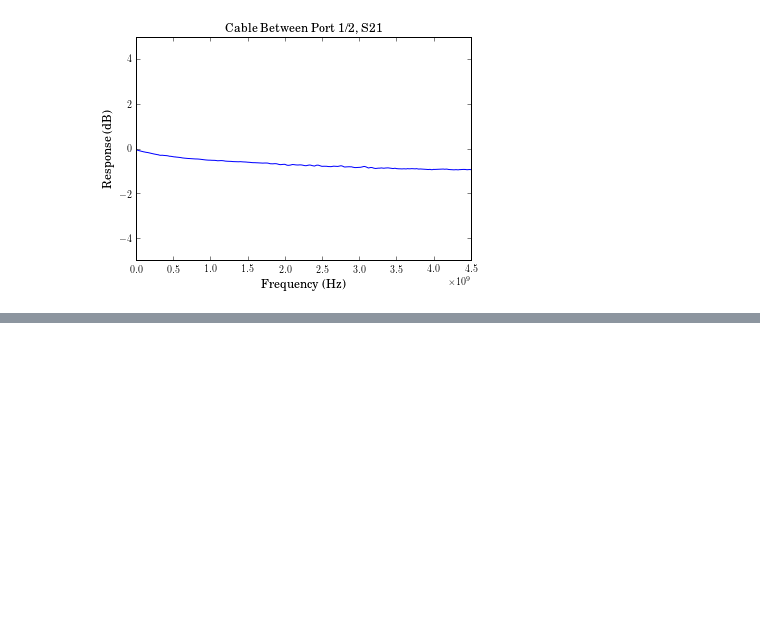
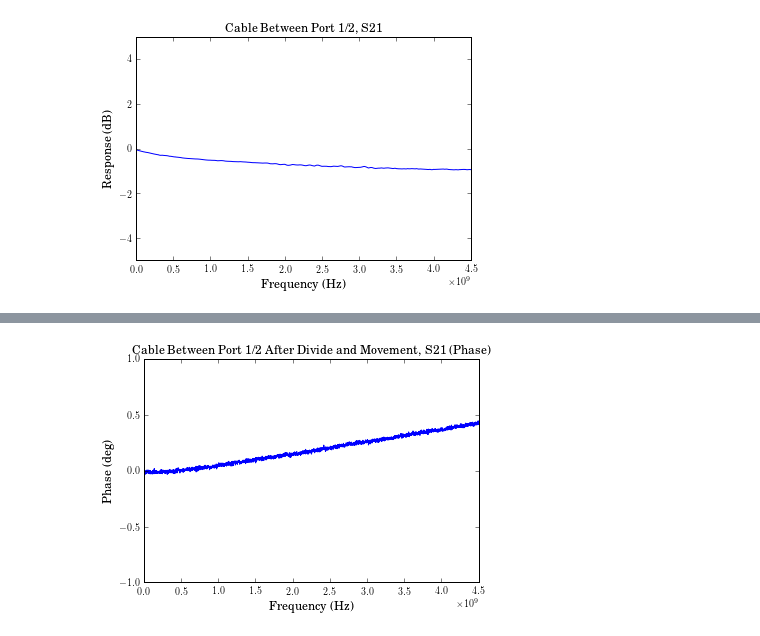
Before and after one commit to vighneshiyer/ee142, a Jupyter notebook: Labs/lab1_vna/Lab_VNA_Calibration_Plotting.ipynb, the cells around one changed output, grey strips where cells are left out. Cells and saved outputs as stored; diff of their text form; code cells hidden in the pictures; blank space fills up the shorter version.

```diff
--- a/Labs/lab1_vna/Lab_VNA_Calibration_Plotting.ipynb
+++ b/Labs/lab1_vna/Lab_VNA_Calibration_Plotting.ipynb
@@ -46,0 +72,11 @@ plt.show()
+# %%
+plt.figure()
+plt.plot([x[0] for x in cable_phase_s21_after_movement], [x[1] for x in cable_phase_s21_after_movement])
+plt.xlabel('Frequency (Hz)')
+plt.ylabel('Phase (deg)')
+plt.ylim([-1, 1])
+plt.title('Cable Between Port 1/2 After Divide and Movement, S21 (Phase)')
+plt.savefig('images/cable_phase_s21_after_movement.png', bbox_inches='tight', dpi=300)
+plt.show()
+# %% [output]
+[figure, added]
```
Also changed, not shown: parts of 6 cells of this notebook, 10 other files.
